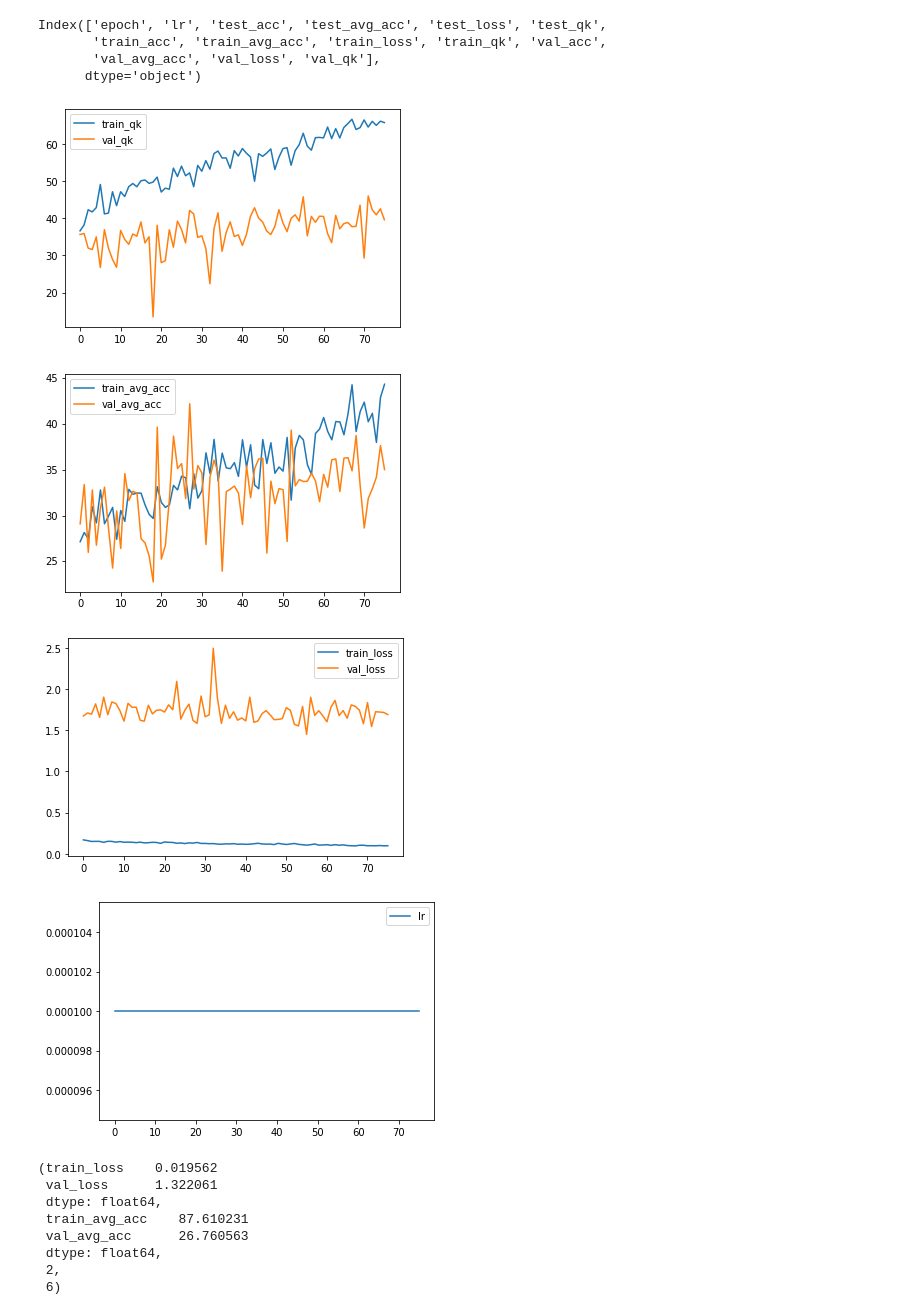
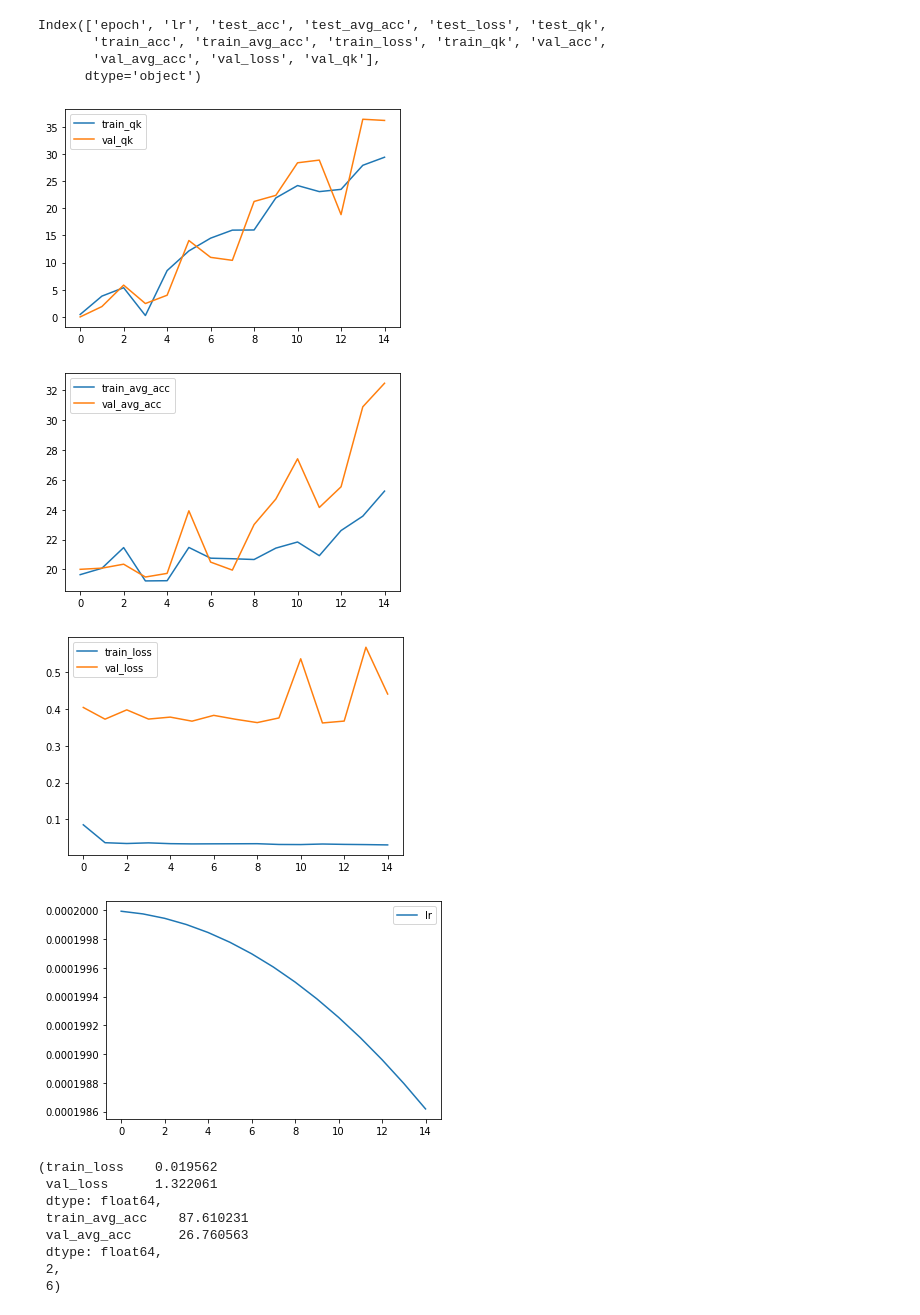
Before and after one commit to yinyen/fyp, a Jupyter notebook: fyp/eval_torch.ipynb, the cells around one changed output. Drawn from its saved outputs; the diff is of its cells as text; code cells hidden in the pictures.

```diff
--- a/fyp/eval_torch.ipynb
+++ b/fyp/eval_torch.ipynb
@@ -14,38 +14,39 @@ import torch.optim as optim
 from torch.optim import lr_scheduler
 import torchvision.transforms as transforms
 import torchvision.datasets as datasets
 
 dirr2 = "./torch_models/dual_xception_higherlr_v00"
 dirr2 = "torch_models/dual_xception_higherlr_v01"
 dirr2 = "torch_models/small_dual_xception_v02"
 dirr2 = "torch_models/new_small_dual_xception_400_v2b_v01"
 dirr2 = "torch_models/new_small_dual_xception_400_v3a_v13/log.csv"
 dirr2 = "torch_models/new_small_dual_xception_400_v3a_v14/log.csv"
-
+dirr2 = "torch_models/new_small_dual_xception_400_v6mp/log.csv"
+dirr2 = "torch_models/new_small_dual_xception_400_v7mp_v10/log.csv"
 # dirr2 = "torch_models/new_small_dual_xception_300_v2_v05"
 
 # dirr2 = "torch_models/dual_xception_higherlr_v03"
 # dirr2 = "/media/workstation/Storage/Test/Dual_AL/dual_al_test_v11"
 # dirr2 = "/media/workstation/Storage/Test/Dual_AL/dual_al_test_v12/step_006"
 
 # df = pd.read_csv(os.path.join(dirr2, "log.csv"))
 df = pd.read_csv(dirr2)
 print(df.columns)
 df[["train_qk","val_qk"]].plot()
 df[["train_avg_acc","val_avg_acc"]].plot()
 df[["train_loss","val_loss"]].plot()
 df[['lr']].plot()
 good_lr = 0.0005
 drop_to = 0.00005
 # %% [output]
 Index(['epoch', 'lr', 'test_acc', 'test_avg_acc', 'test_loss', 'test_qk',
        'train_acc', 'train_avg_acc', 'train_loss', 'train_qk', 'val_acc',
        'val_avg_acc', 'val_loss', 'val_qk'],
       dtype='object')
-[figure, old version]
+[figure, new version]
-[figure, old version]
+[figure, new version]
-[figure, old version]
+[figure, new version]
-[figure, old version]
+[figure, new version]
 # %%
 df[["train_loss","val_loss"]].min(), df[["train_avg_acc","val_avg_acc"]].max(), df["val_loss"].argmin(), df["val_avg_acc"].argmax()
 # %% [output]
```
Also changed, not shown: 5 other files.
